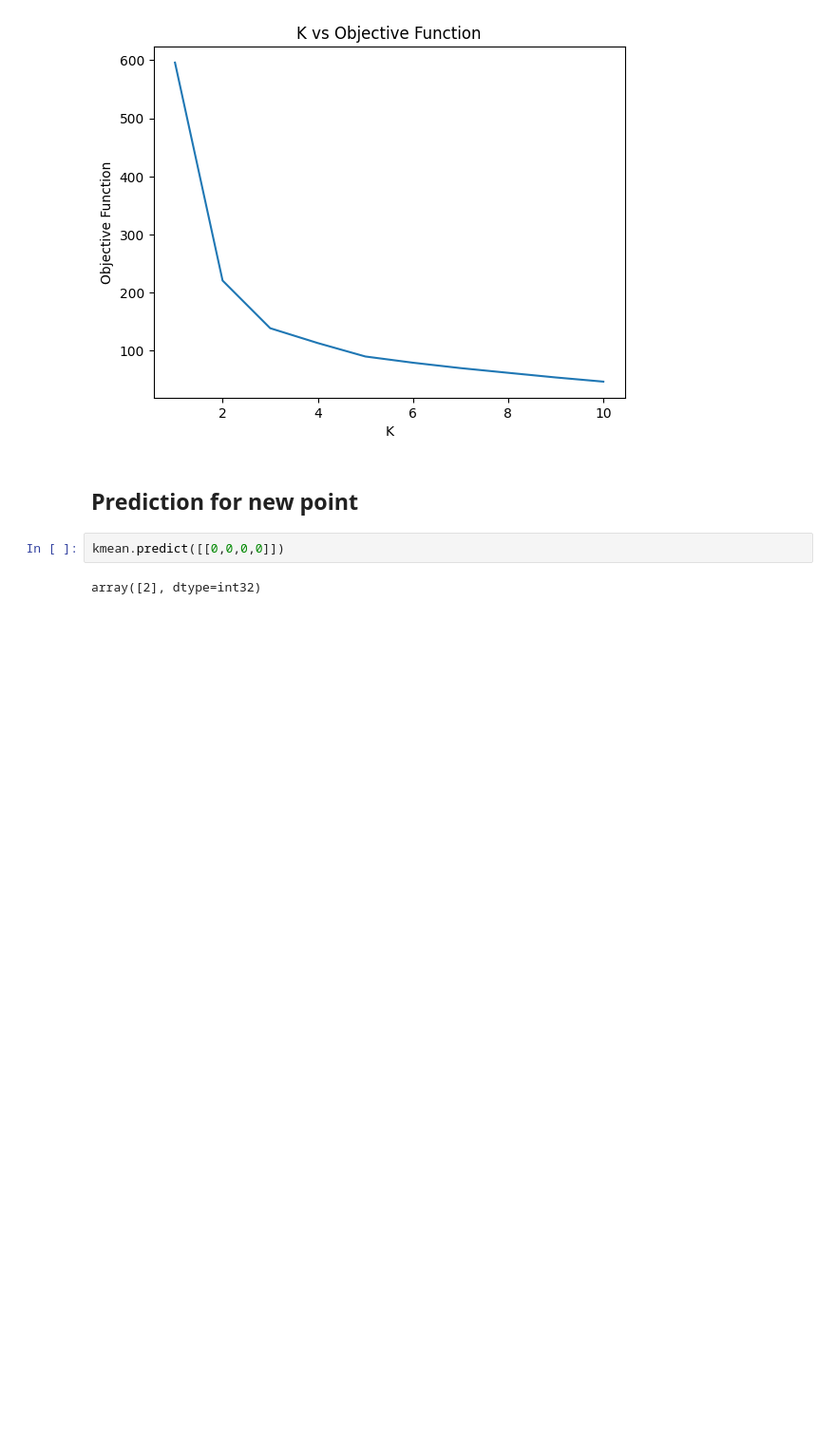
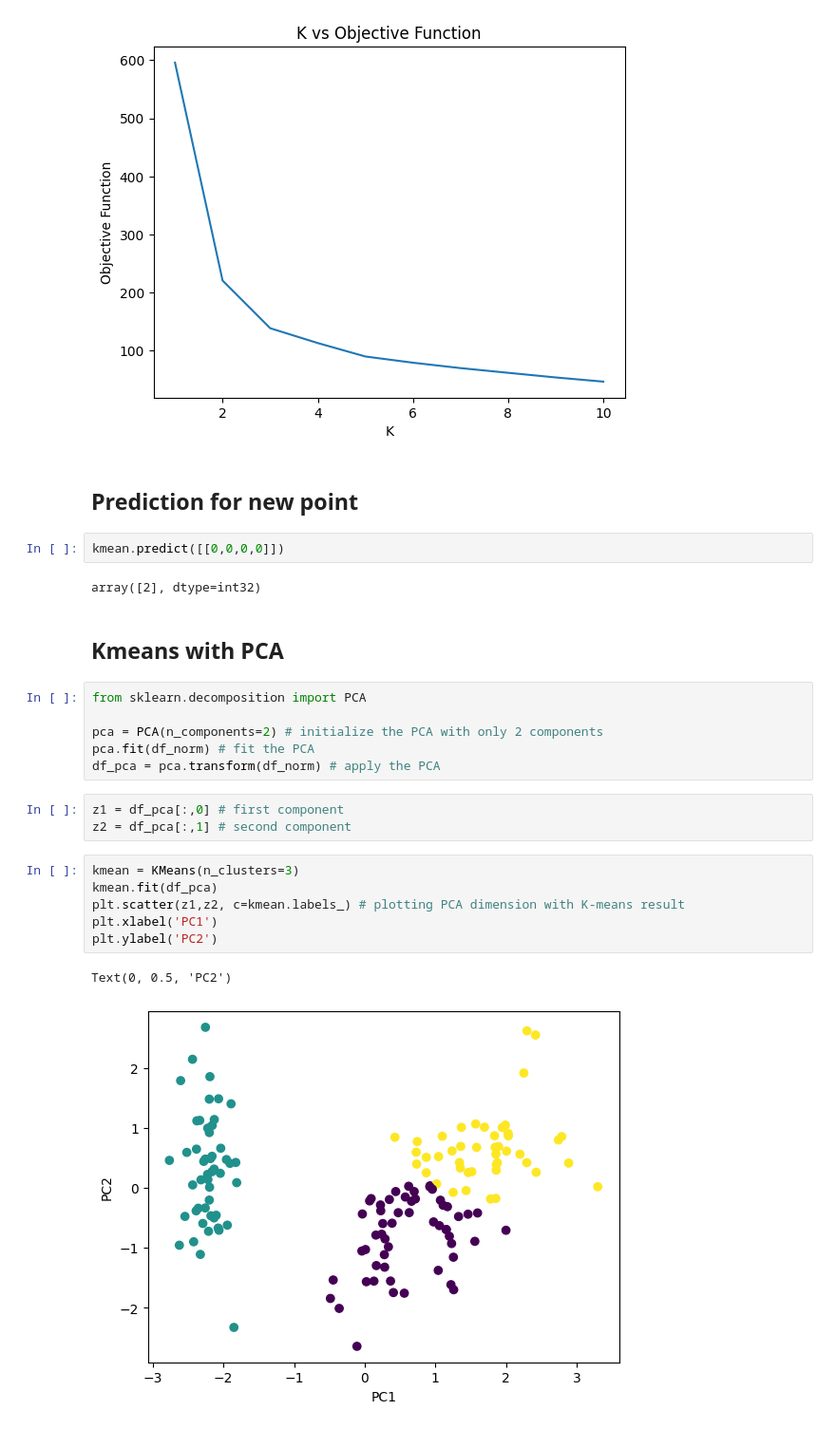
Before and after one commit to ralbu85/STML, a Jupyter notebook: STML_clustering.ipynb, the cells around one changed output. Shown at 95% size. Drawn from its saved outputs; the diff is of its cells as text; blank space fills up the shorter version.

```diff
--- a/STML_clustering.ipynb
+++ b/STML_clustering.ipynb
@@ -86,3 +86,23 @@ Text(0.5, 1.0, 'K vs Objective Function')
 kmean.predict([[0,0,0,0]])
 # %% [output]
 array([2], dtype=int32)
+# %% [markdown]
+## Kmeans with PCA
+# %%
+from sklearn.decomposition import PCA
+
+pca = PCA(n_components=2) # initialize the PCA with only 2 components
+pca.fit(df_norm) # fit the PCA
+df_pca = pca.transform(df_norm) # apply the PCA
+# %%
+z1 = df_pca[:,0] # first component
+z2 = df_pca[:,1] # second component
+# %%
+kmean = KMeans(n_clusters=3)
+kmean.fit(df_pca)
+plt.scatter(z1,z2, c=kmean.labels_) # plotting PCA dimension with K-means result
+plt.xlabel('PC1')
+plt.ylabel('PC2')
+# %% [output]
+Text(0, 0.5, 'PC2')
+[figure, added]
```
Also changed, not shown: parts of 1 cell of this notebook.
